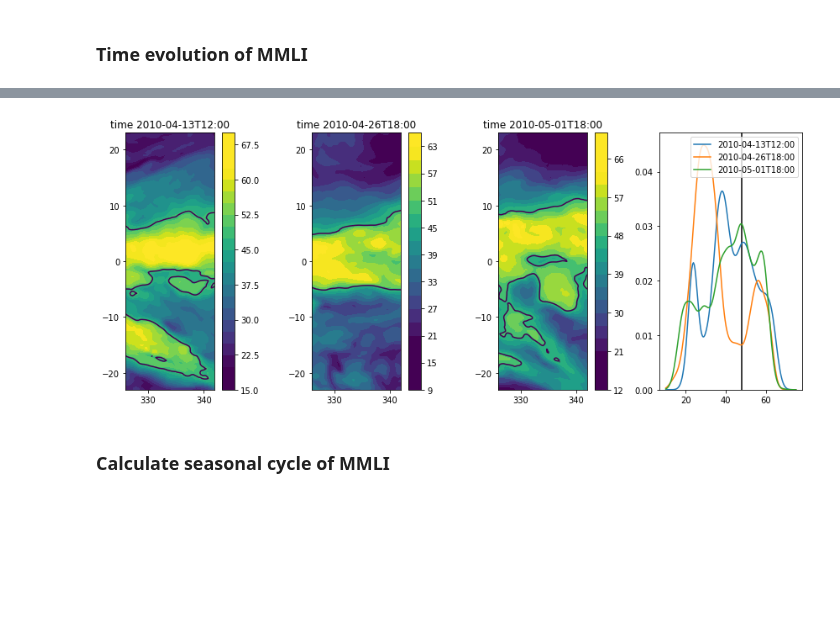
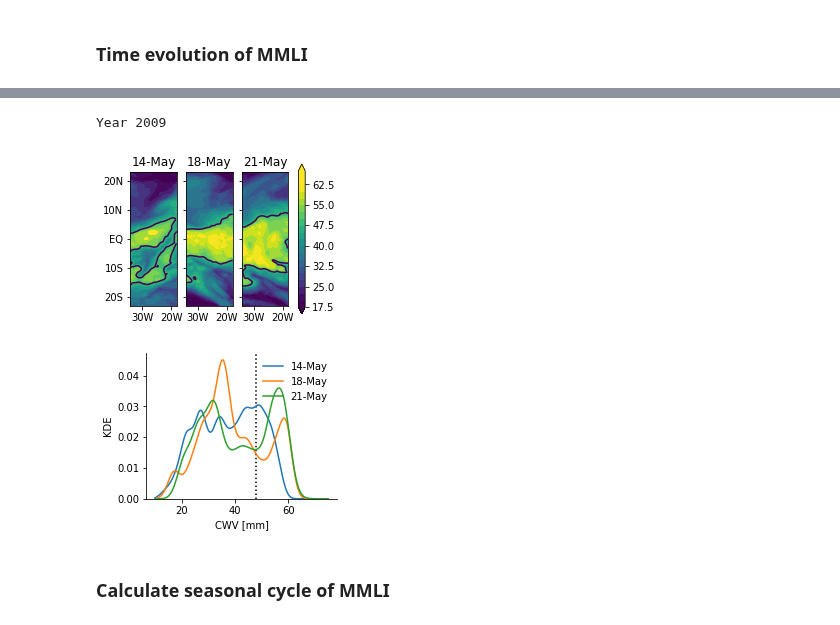
Before and after one commit to tbeucler/2019_WMI, a Jupyter notebook: dev/jwindmiller/Seasonal_cycle.ipynb, the cells around one changed output, grey strips where cells are left out. Cells and saved outputs as stored; diff of their text form; code cells hidden in the pictures; blank space fills up the shorter version.

```diff
--- a/dev/jwindmiller/Seasonal_cycle.ipynb
+++ b/dev/jwindmiller/Seasonal_cycle.ipynb
@@ -42,5 +58,5 @@ lonmax = 360-18
 # %%
 PW = xr.open_mfdataset(path+'????/??PW.nc',combine='by_coords')
-PWAtl = PW['tcwv'].sel({'longitude':slice(lonmin,lonmax),'latitude':slice(latmax,latmin)})
+PWAtl = PW['tcwv'].sel({'time':slice(date1, date2), 'longitude':slice(lonmin,lonmax),'latitude':slice(latmax,latmin)})
 lonAtl = PW.longitude.sel({'longitude':slice(lonmin,lonmax)})
 latAtl = PW.latitude.sel({'latitude':slice(latmax,latmin)})
@@ -60,6 +78,7 @@ open_mfdataset).
 dx = 110/4 #km
 A_domain = PWAtl.shape[1]*PWAtl.shape[2]*(dx**2) #km**2
 L_band = 2.0*PWAtl.shape[2]*dx
+circle_sw = False
 # %%
 year = 2009
-YEAR = np.append(np.arange(2000,2014), np.arange(2015,2018)) #2014 is missing!
+YEAR = np.arange(2000,2018)# np.append(np.arange(2000,2014), np.arange(2015,2018)) #2014 is missing!
@@ -98,6 +102,6 @@ for i,year in enumerate(YEAR):
     hf = open(path_PKL+'CONTOURL_PW_%i_%i_%i_%i_%i_'%(latmin, latmax, lonmin, lonmax, thresh)+str(year)+'.pkl','rb')
     tmp = pickle.load(hf)
     AREA_PW[str(year)] = tmp["Tot_Area_km2"]
-    MMLI_PW_data[str(year)] = L_band/tmp['Tot_Contour_km'][str(year)]
+    MMLI_PW_data[str(year)] = 2.0*np.sqrt(np.pi*tmp["Tot_Area_km2"])/tmp['Tot_Contour_km'][str(year)] if circle_sw else L_band/tmp['Tot_Contour_km'][str(year)] #L_band/tmp['Tot_Contour_km'][str(year)]
     CONT_PW_data[str(year)] = tmp['Tot_Contour_km'][str(year)]
 # %% [output]
@@ -122,37 +171,67 @@ plt.ylim(ymin, ymax)
 # %%
-plt.figure(figsize=(12,5))
+num_sp = len(times_A)
 
-num_sp = len(times_A)+1
-i_sp = 0
+fig, axes = plt.subplots(1, num_sp, figsize=(cm_to_inch(9), cm_to_inch(7)), sharey = True)
 
 for i, time in enumerate(times_A):
 
-    i_sp += 1
-
-    plt.subplot(1,num_sp,i_sp)
-
     tmp = np.squeeze(PWAtl.sel({'time':time}).values) #.where(LSM['lsm']==0)
 
-    plt.contour(lonAtl, latAtl, tmp, [48.00])#, vmin = 2.7e9, vmax=2.85e9)
-    plt.contourf(lonAtl, latAtl, tmp, 20, vmin = 20, vmax=62)
-    ax = plt.gca()
-    ax.set_aspect('equal')
-    plt.title('time %s'%time)
-    plt.colorbar()
+    axes[i].contour(lonAtl, latAtl, tmp, [48.00])#, vmin = 2.7e9, vmax=2.85e9)
+    im = axes[i].contourf(lonAtl, latAtl, tmp, 20, vmin = 20, vmax = 62, extend='both')
+    axes[i].set_aspect('equal')
 
-    plt.subplot(1,num_sp,num_sp)
+    locs = axes[i].get_xticks()
+    labels = list(np.arange(len(locs)))
+    for i_l, loc in enumerate(locs):
+        labels[i_l] = '%iW'%int(360-loc)
+    axes[i].set_xticklabels(labels)
 
+    axes[i].set_title(pd.to_datetime(time).strftime("%d-%b"))
+
+locs = axes[i].get_yticks()
+labels = list(np.arange(len(locs)))
+for i_l, loc in enumerate(locs):
+    if loc >0:
+        labels[i_l] = '%iN'%int(loc)
+    elif loc == 0:
+        labels[i_l] = 'EQ'
+    else:
+        labels[i_l] = '%iS'%int(loc*-1)
+axes[i].set_yticklabels(labels)
+
+cbar = plt.colorbar(im, ax=axes.ravel().tolist())
+
+#plt.suptitle(pd.to_datetime(time).strftime("Year %Y"))
+print(pd.to_datetime(time).strftime("Year %Y"))
+
+#plt.tight_layout()
+
+plt.figure(figsize=(cm_to_inch(9), cm_to_inch(7)))
+
+for i, time in enumerate(times_A):
+
+    tmp = np.squeeze(PWAtl.sel({'time':time}).values)
     x = np.linspace(10,75,161)
     density = stats.gaussian_kde(np.ndarray.flatten(tmp))
-    plt.plot(x, density(x), label = '%s'%time)
-    plt.legend()
+    plt.plot(x, density(x), label = pd.to_datetime(time).strftime("%d-%b"))
+    plt.legend(frameon=False)
 
 ymin, ymax = plt.ylim()
-plt.vlines([48], 0.0, ymax)
+plt.vlines([48], 0.0, ymax, linestyle=':')
 plt.ylim(0.0, ymax)
 
+plt.xlabel('CWV [mm]')
+plt.ylabel('KDE')
+
+ax = plt.gca()
+ax.spines['right'].set_visible(False)
+ax.spines['top'].set_visible(False)
+
 plt.tight_layout()
 # %% [output]
+Year 2009
-[figure, old version]
+[figure, new version]
+[figure, added]
 # %% [markdown]
 ### Calculate seasonal cycle of MMLI
```
Also changed, not shown: parts of 27 cells of this notebook, 1 other file.
